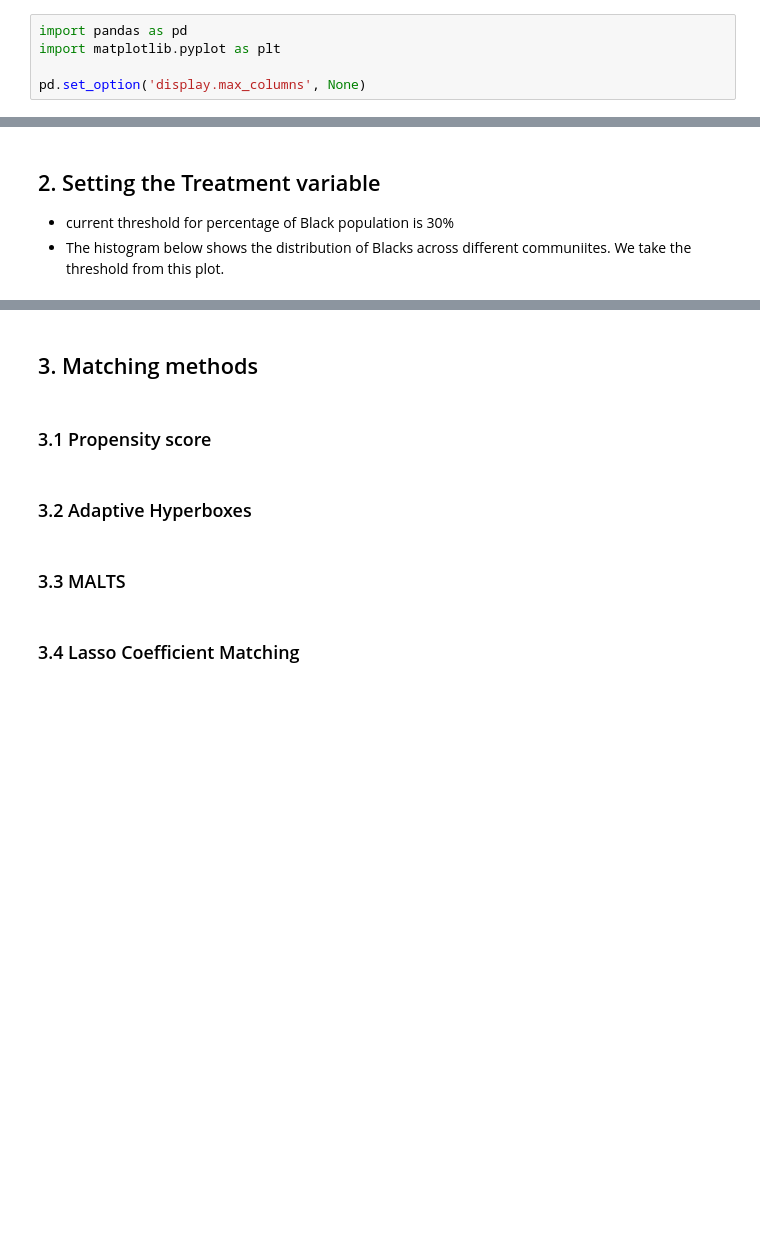
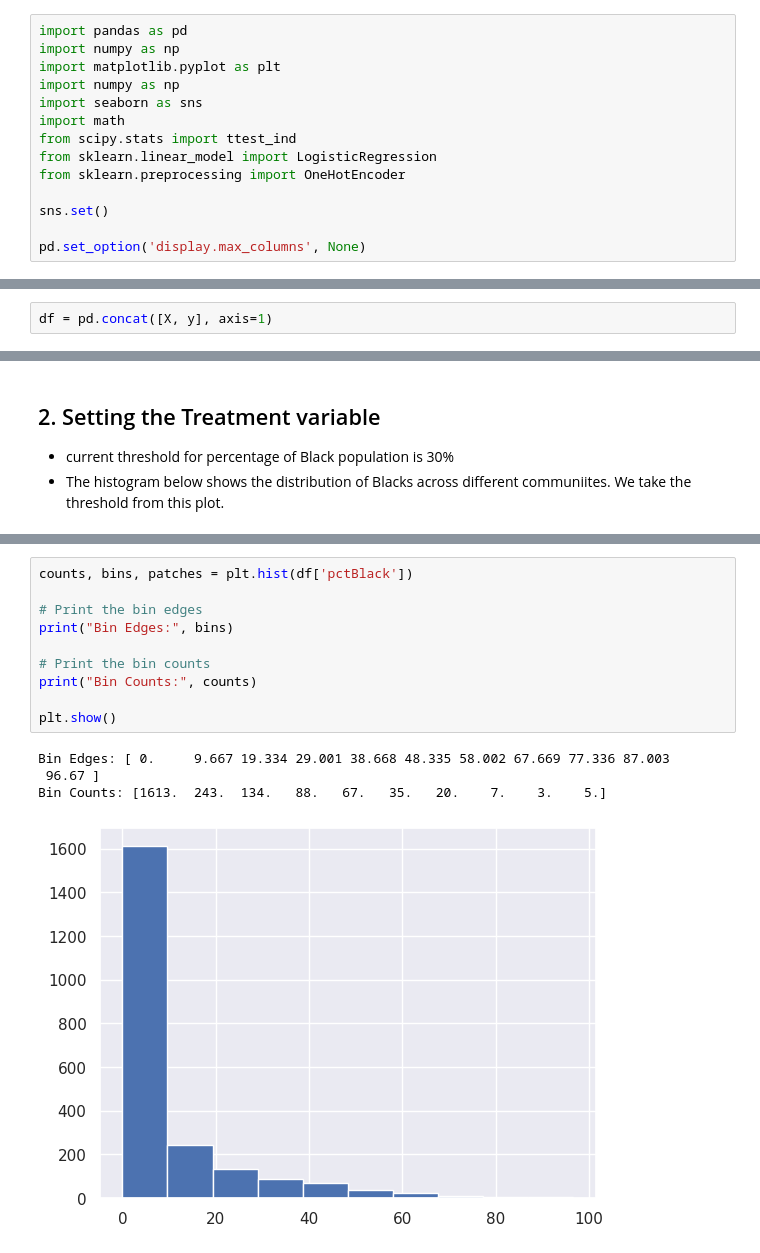
Before and after one commit to VeenaShirsath/COMPSCI590, a Jupyter notebook: COMPSCI590_project.ipynb, the cells around one changed output, grey strips where cells are left out. Drawn from its saved outputs; the diff is of its cells as text; blank space fills up the shorter version.

```diff
--- a/COMPSCI590_project.ipynb
+++ b/COMPSCI590_project.ipynb
@@ -4,7 +4,16 @@
 Libraries and settings
 # %%
 import pandas as pd
+import numpy as np
 import matplotlib.pyplot as plt
+import numpy as np
+import seaborn as sns
+import math
+from scipy.stats import ttest_ind
+from sklearn.linear_model import LogisticRegression
+from sklearn.preprocessing import OneHotEncoder
+
+sns.set()
 
 pd.set_option('display.max_columns', None)
 # %% [markdown]
@@ -89,3 +98,5 @@ y
 | 2213 | 0 | 0.00 | 2.0 | 15.71 | 7.0 | 54.98 | 79.0 | 620.48 | ... |
 | 2214 | 5 | 16.53 | 19.0 | 62.80 | 102.0 | 337.15 | 152.0 | 502.41 | ... |
 2215 rows × 18 columns
+# %%
+df = pd.concat([X, y], axis=1)
@@ -142,10 +123,15 @@ X
-# %% [markdown]
-## 3. Matching methods
-# %% [markdown]
-### 3.1 Propensity score
-# %% [markdown]
-### 3.2 Adaptive Hyperboxes
-# %% [markdown]
-### 3.3 MALTS
-# %% [markdown]
-### 3.4 Lasso Coefficient Matching
+# %%
+counts, bins, patches = plt.hist(df['pctBlack'])
+
+# Print the bin edges
+print("Bin Edges:", bins)
+
+# Print the bin counts
+print("Bin Counts:", counts)
+
+plt.show()
+# %% [output]
+Bin Edges: [ 0.     9.667 19.334 29.001 38.668 48.335 58.002 67.669 77.336 87.003
+ 96.67 ]
+Bin Counts: [1613.  243.  134.   88.   67.   35.   20.    7.    3.    5.]
+[figure, added]
```
Also changed, not shown: parts of 42 cells of this notebook.
